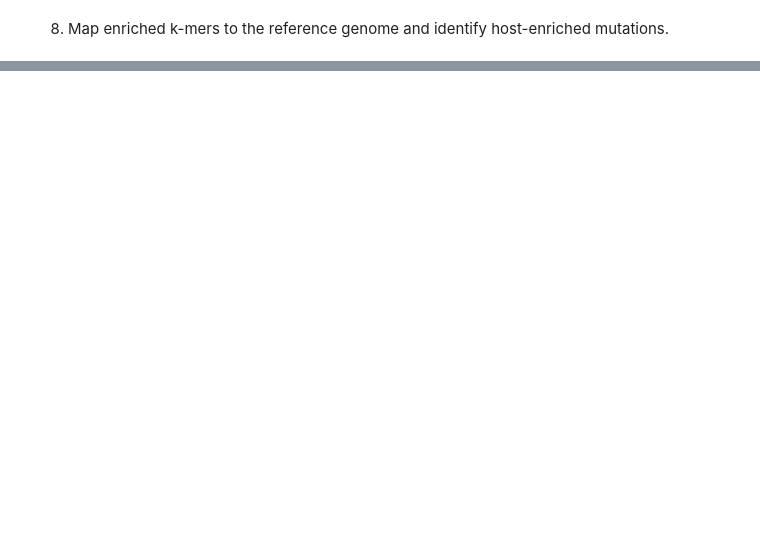
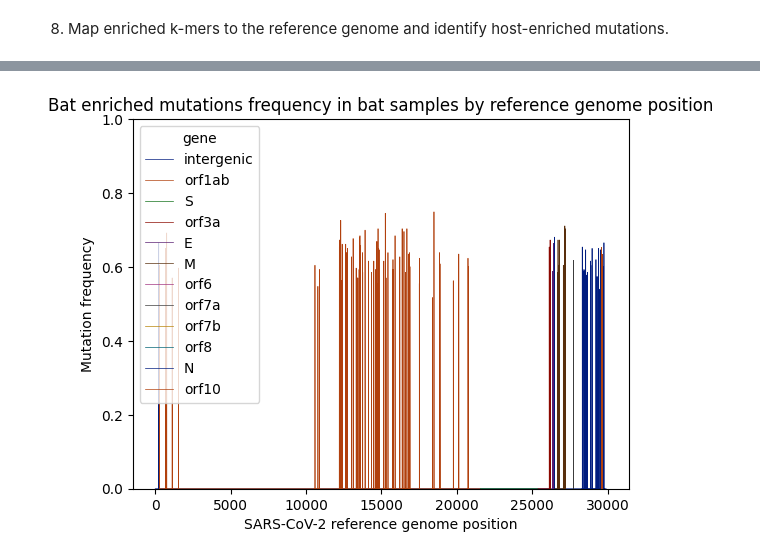
Before and after one commit to wis-janusz/PORT-EK2, a Jupyter notebook: notebooks/bat_analysis.ipynb, the cells around one changed output, grey strips where cells are left out. Saved outputs shown, nothing was run; the diff lists cells and outputs as text; code cells hidden in the pictures; blank space fills up the shorter version.

Commit message:
finished bat data set analysis

```diff
--- a/notebooks/bat_analysis.ipynb
+++ b/notebooks/bat_analysis.ipynb
@@ -341,17 +406,22 @@ Done 496 out of 496 kmers. Time per kmer: 0:00:00.033589
 # %% [markdown]
 7. Find enriched k-mers by applying the RMSE filter. Export enriched k-mers for use in host classification.
 # %%
-# Uncomment this block if you didn't re-examine the rare k-mers
-# bat_enriched = bat_overrep[bat_overrep['bat_RMSE']>min_RMSE]
-# human_enriched = human_overrep[human_overrep['bat_RMSE']>min_RMSE]
+# Take the over-represented k-mers that pass the RMSE filter. This generates of enriched k-mers identified by PORT-EK.
 
-# Comment this block if you didn't re-examine the rare k-mers
-bat_enriched = bat_overrep_all[bat_overrep['bat_RMSE']>min_RMSE]
-human_enriched = human_overrep_all[human_overrep['bat_RMSE']>min_RMSE]
+# Uncomment this block if you didn't re-examine the rare k-mers.
+# bat_enriched = bat_overrep[bat_overrep["bat_RMSE"] > min_RMSE]
+# human_enriched = human_overrep[human_overrep["bat_RMSE"] > min_RMSE]
 
-print(f"{len(bat_enriched)} bat enriched k-mers and {len(human_enriched)} human enriched k-mers found.")
+# Comment this block if you didn't re-examine the rare k-mers.
+bat_enriched = bat_overrep_all[bat_overrep_all['bat_RMSE']>min_RMSE]
+human_enriched = human_overrep_all[human_overrep_all['bat_RMSE']>min_RMSE]
+
+print(
+    f"{len(bat_enriched)} bat enriched k-mers and {len(human_enriched)} human enriched k-mers found."
+)
 
 
+# Assing numerical host labels, this is required by some classifier models.
 def assign_host_numerical(sample_id):
     if sample_id in bat_sample_idx:
         host = 1
@@ -360,9 +430,10 @@ def assign_host_numerical(sample_id):
     return host
 
 
+# Prepare and save count matrix with host labels for use by classifiers that predict the most probalbe host of a viral sequence.
 counts_for_classifier = pd.concat([bat_enriched, human_enriched]).T
 counts_for_classifier.drop(common_kmer_stat_matrix.columns, axis=0, inplace=True)
-counts_for_classifier['host'] = counts_for_classifier.index.map(assign_host_numerical)
+counts_for_classifier["host"] = counts_for_classifier.index.map(assign_host_numerical)
 
 counts_for_classifier.to_csv("../output/bat/15mer_counts_for_classifier.csv")
 # %% [output]
@@ -372,0 +652,22 @@ OSError: Cannot save file into a non-existent directory: 'output/bat'
+# %%
+fig, ax = plt.subplots()
+ax.set_title(
+    "Bat enriched mutations frequency in bat samples by reference genome position"
+)
+ax.set_xlabel("SARS-CoV-2 reference genome position")
+ax.set_ylabel("Mutation frequency")
+ax.set_ylim(0, 1)
+sns.lineplot(
+    data=mutation_coverage,
+    x=mutation_coverage.index,
+    y="bat_mut_freq_in_bat",
+    linewidth=0.5,
+    hue="gene",
+    palette="dark",
+    drawstyle="steps",
+)
+plt.show()
+
+# plt.savefig("../output/bat/enr_bat_mut_in_bat.svg", dpi = 600, format = "svg", bbox_inches='tight')
+# %% [output]
+[figure, added]
```
Also changed, not shown: parts of 19 cells of this notebook.
